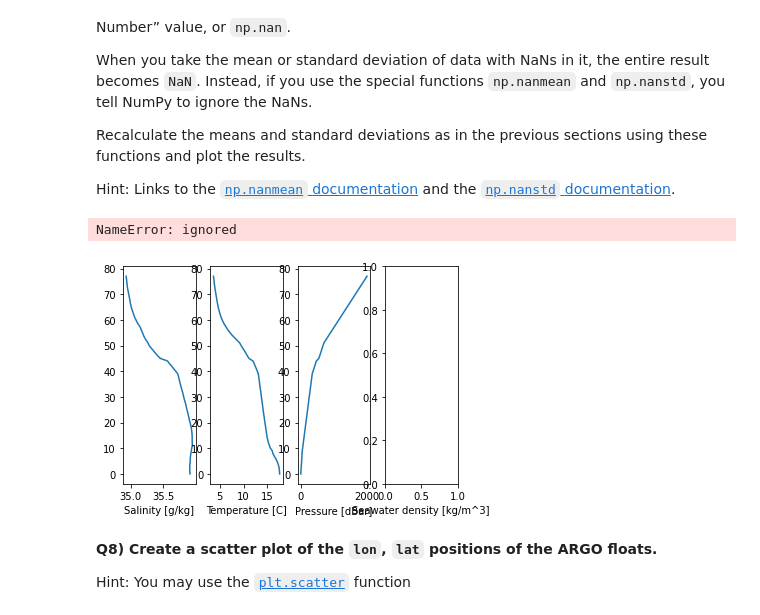
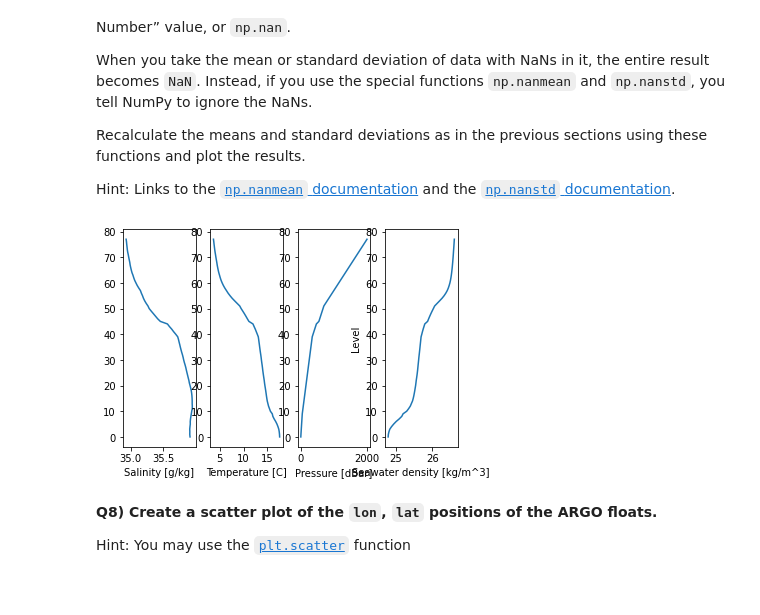
Before and after one commit to emiljor/2022_Intro_Python, a Jupyter notebook: Exercises/W2_S1.ipynb, the cells around one changed output. Drawn from its saved outputs; the diff is of its cells as text; code cells hidden in the pictures; blank space fills up the shorter version.

```diff
--- a/Exercises/W2_S1.ipynb
+++ b/Exercises/W2_S1.ipynb
@@ -151,6 +154,6 @@ Now it's all up to you. Here's the equation to avoid having to scroll back up:
 `seawater_density`$ = ρ −ρ_{Pure\ Water} = a \times S +b \times \Theta + c \times \Theta^{2}$
 # %%
 # Calculate the conservative temperature (hint: use CT_from_t)
-cons_temp=gsw.CT_from_t(S,T,P)
+cons_temp=CT_from_t(S,T,P)
 # Calculate the relative density
-seawater_density=a*S+b*cons_temp+c*cons_temp**2
+SD=a*S+b*cons_temp+c*cons_temp**2
@@ -228,31 +226,30 @@ Hint: Links to the [`np.nanmean` documentation](https://numpy.org/doc/stable/ref
 # %%
 # Recalculate the mean
 S_nanmean=np.nanmean(S,axis=1)
 T_nanmean=np.nanmean(T,axis=1)
 P_nanmean=np.nanmean(P,axis=1)
-#seawater_density_mean=np.nanmean(seawater_density)
+SD_nanmean=np.nanmean(SD, axis=1)
 
 # Compute the standard deviation here
 S_nanstd=np.nanstd(S)
 T_nanstd=np.nanstd(T)
 p_nanstd=np.nanstd(P)
+SD_nanstd=np.nanstd(SD)
 # Recalculate the standard deviation
 plt.subplot(1,4,1, xlabel='Salinity [g/kg]')
 plt.plot(S_nanmean,level)
 plt.subplot(1,4,2, xlabel='Temperature [C]')
 plt.plot(T_nanmean,level)
 plt.subplot(1,4,3, xlabel='Pressure [dBar]')
 plt.plot(P_nanmean,level)
 plt.subplot(1,4,4, xlabel='Seawater density [kg/m^3]')
-plt.plot(seawater_density_nanmean,level, label='Seawater density')
-plt.legend()
+plt.plot(SD_nanmean,level, label='Seawater density')
 #plt.xlabel('Data')
 plt.ylabel('Level')
 #plt.title('Ocean data')
 plt.show()
 # %% [output]
-NameError: ignored
-[figure, old version]
+[figure, new version]
 # %% [markdown]
 **Q8) Create a scatter plot of the `lon`, `lat` positions of the ARGO floats.**
 
```
Also changed, not shown: parts of 7 cells of this notebook.
